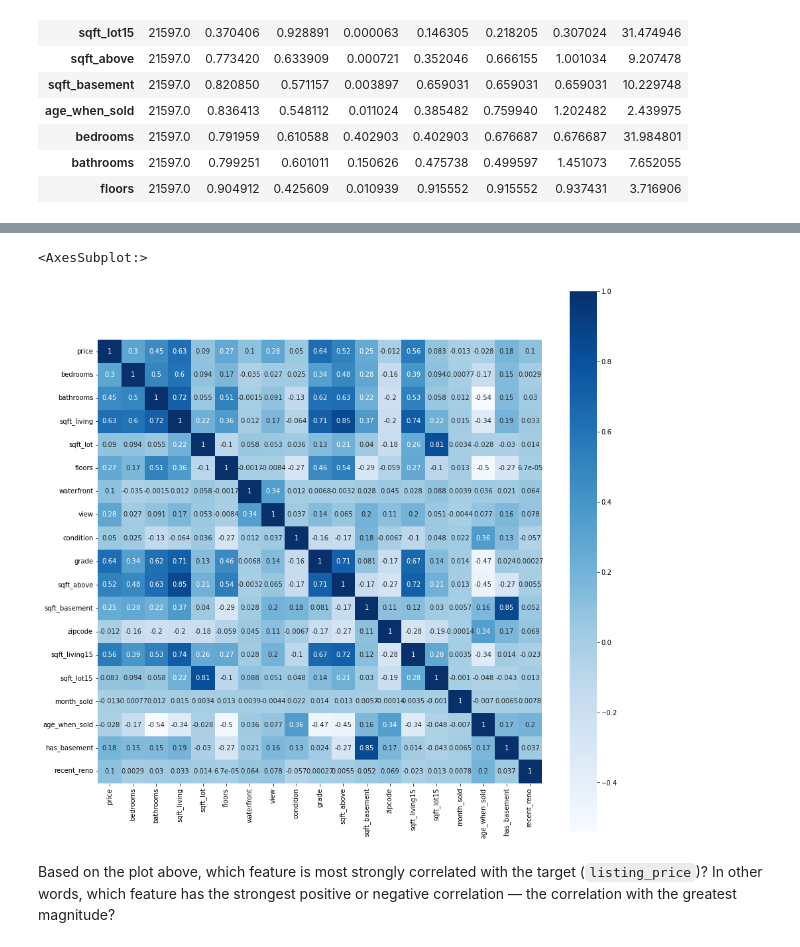
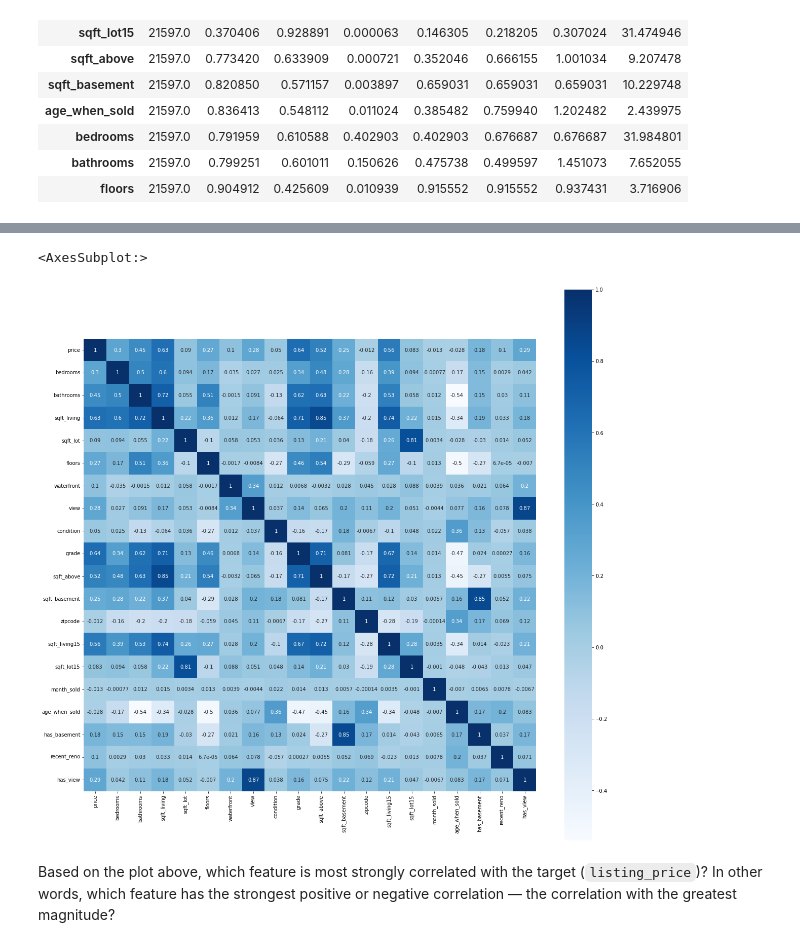
Before and after one commit to vict0rkang/dsc-phase-2-project-v2-3, a Jupyter notebook: index.ipynb, the cells around one changed output, grey strips where cells are left out. Drawn from its saved outputs; the diff is of its cells as text; code cells hidden in the pictures.

```diff
--- a/index.ipynb
+++ b/index.ipynb
@@ -449,7 +454,7 @@ def basement(number):
     else:
         return 0
 
-df['has_basement']  = df['sqft_basement'].apply(reno)
+df['has_basement']  = df['sqft_basement'].apply(basement)
 # %%
 df['has_basement'].value_counts()
 # %% [output]
@@ -842,3 +856,11 @@ df['view'].fillna(1.0, inplace=True)
+# %%
+def view(number):
+    if number > 1:
+        return 1
+    else:
+        return 0
+
+df['has_view']  = df['view'].apply(view)
 # %%
 df.info()
 # %% [output]
@@ -1080,10 +1126,10 @@ df.corr()
 # %%
-plt.figure(figsize=(15,15))
+plt.figure(figsize=(20,20))
 #sns.heatmap(df.corr(), annot=True, square=True, cmap= "Blues", mask=np.triu(np.ones_like(df.corr(), dtype=bool)),)
 sns.heatmap(df.corr(), annot=True, square=True, cmap= "Blues")
 # %% [output]
 <AxesSubplot:>
-[figure, old version]
+[figure, new version]
 # %% [markdown]
 Based on the plot above, which feature is most strongly correlated with the target (`listing_price`)? In other words, which feature has the strongest positive or negative correlation — the correlation with the greatest magnitude?
 # %%
```
Also changed, not shown: parts of 151 cells of this notebook.
